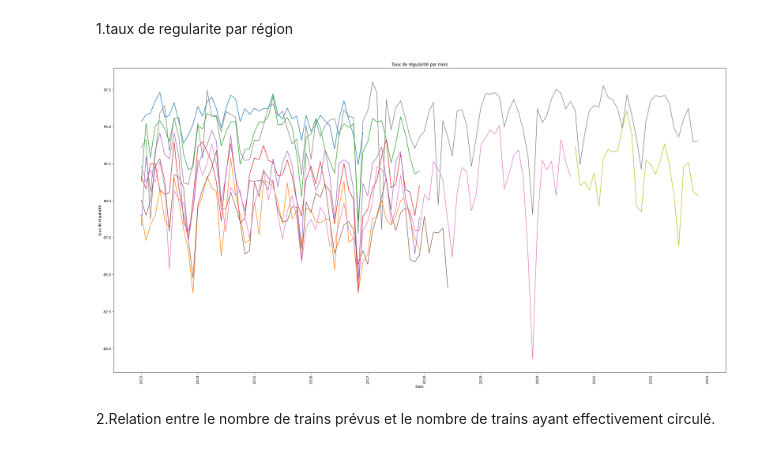
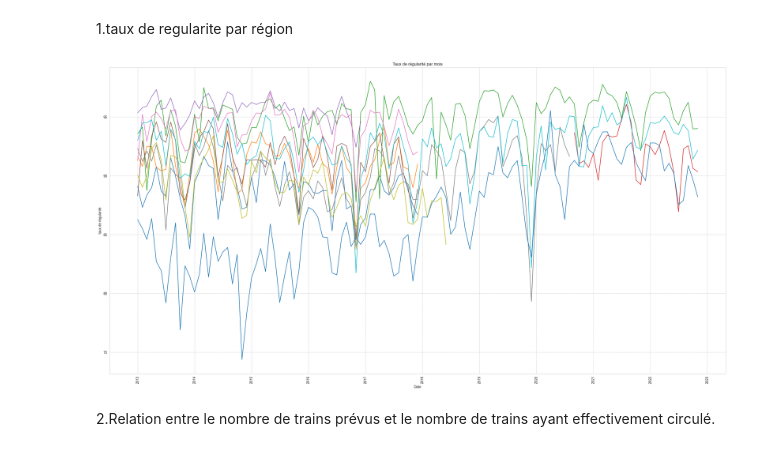
Before and after one commit to gbiaou/Projet_Python_SNCF, a Jupyter notebook: Regularite_des_trains/Recuperation_données_regularité.ipynb, the cells around one changed output. Saved outputs shown, nothing was run; the diff lists cells and outputs as text; code cells hidden in the pictures.

```diff
--- a/Regularite_des_trains/Recuperation_données_regularité.ipynb
+++ b/Regularite_des_trains/Recuperation_données_regularité.ipynb
@@ -376,21 +389,21 @@ df_final.to_csv('base_regularité.csv') #sauvegarde en csv de la base finale
 # %%
 # !pip install matplotlib  importer matpotlib si ce n'est déjà fait
 import matplotlib
 from matplotlib import pyplot
-
+list_regions=df_final['new_region'].unique()  #list des régions sous forme numpy.ndarray
 for i in list_regions:
     df_region_i=df_final[df_final['new_region']==i]
     df_region_i=df_region_i.sort_values(by='date')
 
 
     matplotlib.pyplot.rcParams["figure.figsize"] = [32.0, 16.0]
     matplotlib.pyplot.title('Taux de régularité par mois')
     matplotlib.pyplot.xlabel('Date')
     matplotlib.pyplot.ylabel('taux de régularité')
     matplotlib.pyplot.xticks(rotation=90)
     matplotlib.pyplot.plot(df_region_i.date,df_region_i.taux_de_regularite)
 # %% [output]
-[figure, old version]
+[figure, new version]
 # %% [markdown]
 2.Relation entre le nombre de trains prévus et le nombre de trains ayant effectivement circulé.
 # %%
```
Also changed, not shown: parts of 4 cells of this notebook.
